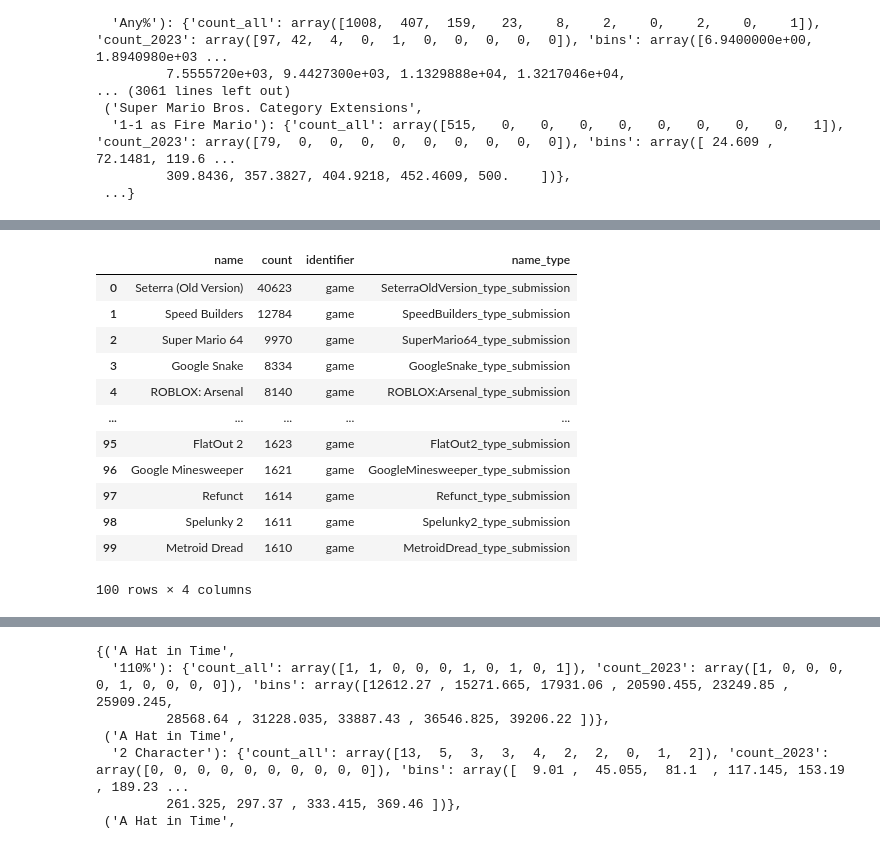
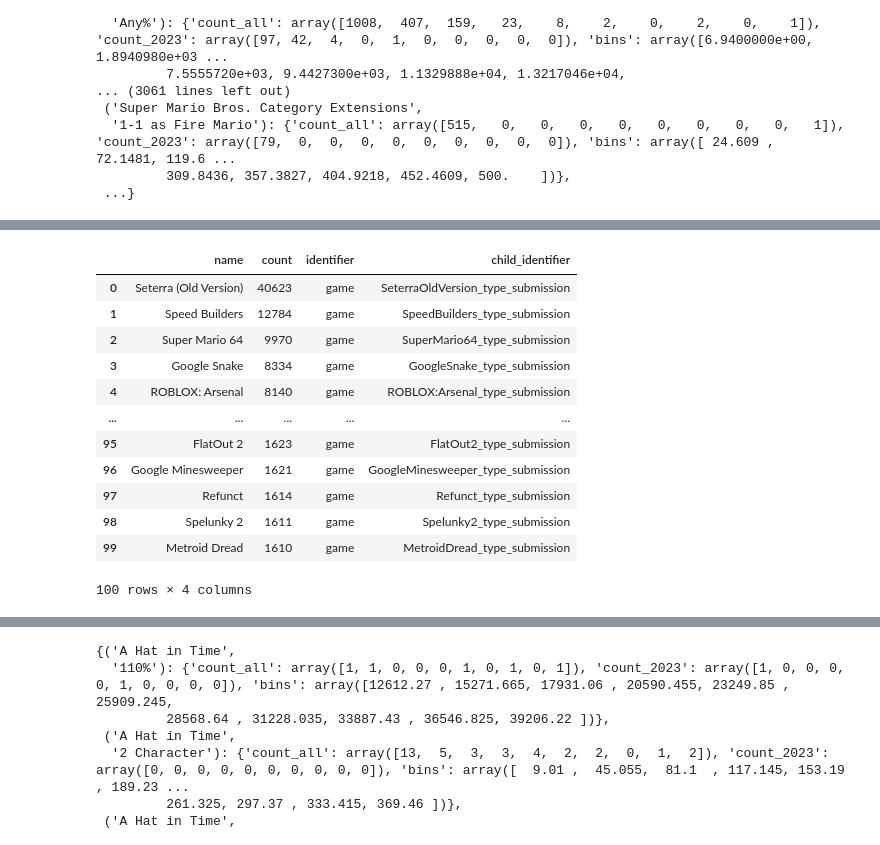
Before and after one commit to ColasDroin/pre_analysis, a Jupyter notebook: analysis.ipynb, the cells around one changed output, grey strips where cells are left out. Cells and saved outputs as stored; diff of their text form; code cells hidden in the pictures.

```diff
--- a/analysis.ipynb
+++ b/analysis.ipynb
@@ -264,16 +265,16 @@ data_top_100
 # %%
 # Get the data for barplot 1
 barplot_1 = top_games_data.groupby("name").agg({"count": "sum"}).sort_values("count", ascending=False).reset_index()
 
 # Add a column with the string "game" to barplot_1
 barplot_1["identifier"] = "game"
 
 # Add a column with the name of the game without spaces or parentheses concatenated with the string "type_submission" t barplot_1
-barplot_1["name_type"] = barplot_1["name"].str.replace(" ", "").str.replace("(", "").str.replace(")", "") + "_type_submission"
+barplot_1["child_identifier"] = barplot_1["name"].str.replace(" ", "").str.replace("(", "").str.replace(")", "") + "_type_submission"
 
 barplot_1
 # %% [output]
-|  | name | count | identifier | name_type |
+|  | name | count | identifier | child_identifier |
 | 0 | Seterra (Old Version) | 40623 | game | SeterraOldVersion_type_submission |
 | 1 | Speed Builders | 12784 | game | SpeedBuilders_type_submission |
 | 2 | Super Mario 64 | 9970 | game | SuperMario64_type_submission |
```
Also changed, not shown: parts of 5 cells of this notebook.
